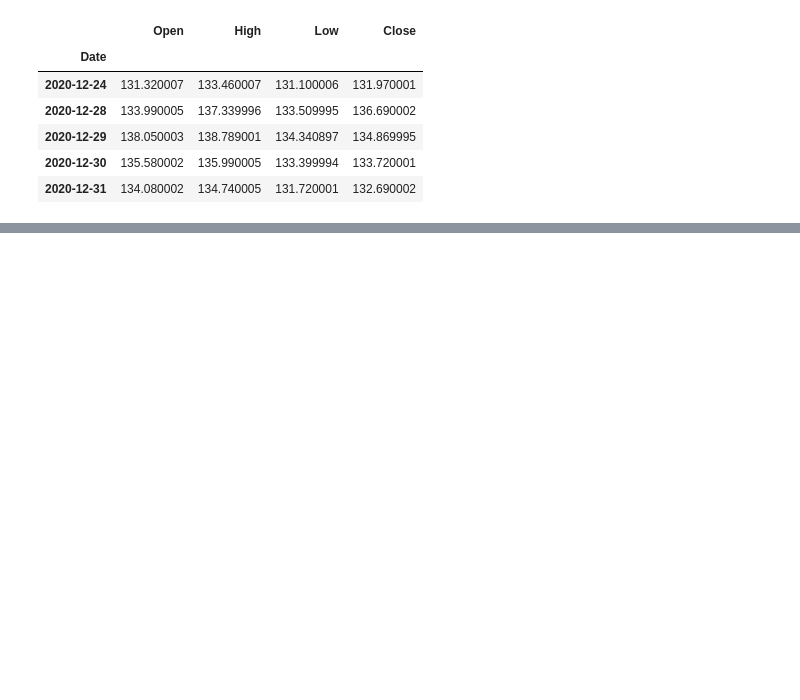
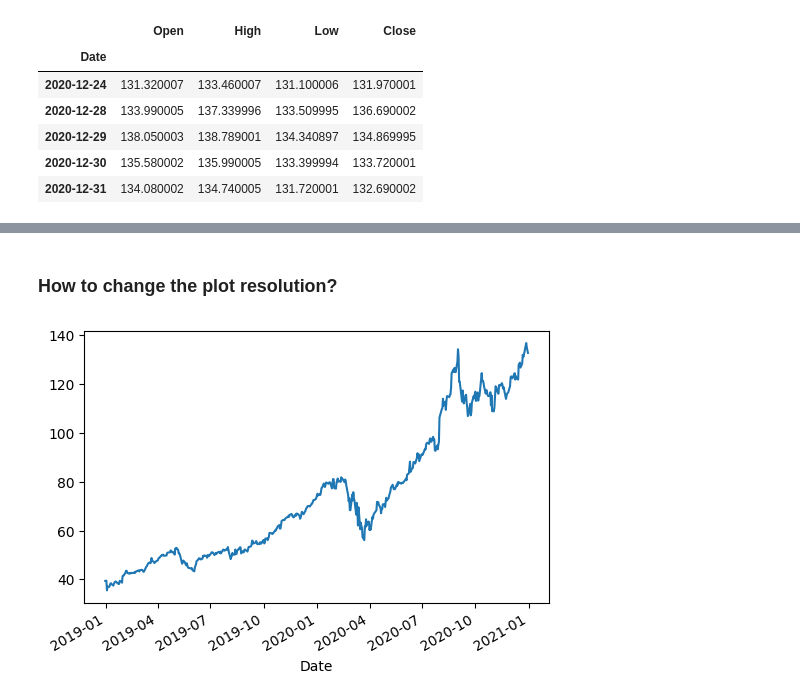
Before and after one commit to yongghongg/stock-screener, a Jupyter notebook: 07_pandas_df_tutorial_medium.ipynb, the cells around one changed output, grey strips where cells are left out. Saved outputs shown, nothing was run; the diff lists cells and outputs as text; code cells hidden in the pictures; blank space fills up the shorter version.

```diff
--- a/07_pandas_df_tutorial_medium.ipynb
+++ b/07_pandas_df_tutorial_medium.ipynb
@@ -246,0 +438,9 @@ df.drop(columns=df.columns[4:]).tail()
+# %% [markdown]
+### How to change the plot resolution?
+# %%
+import matplotlib.pyplot as plt
+plt.rcParams["figure.dpi"] = 800
+ax = df['Close'].plot(figsize=(16,9))
+ax.figure.savefig('test_higher_resolution.png')
+# %% [output]
+[figure, added]
```
Also changed, not shown: parts of 66 cells of this notebook, 1 other file.
